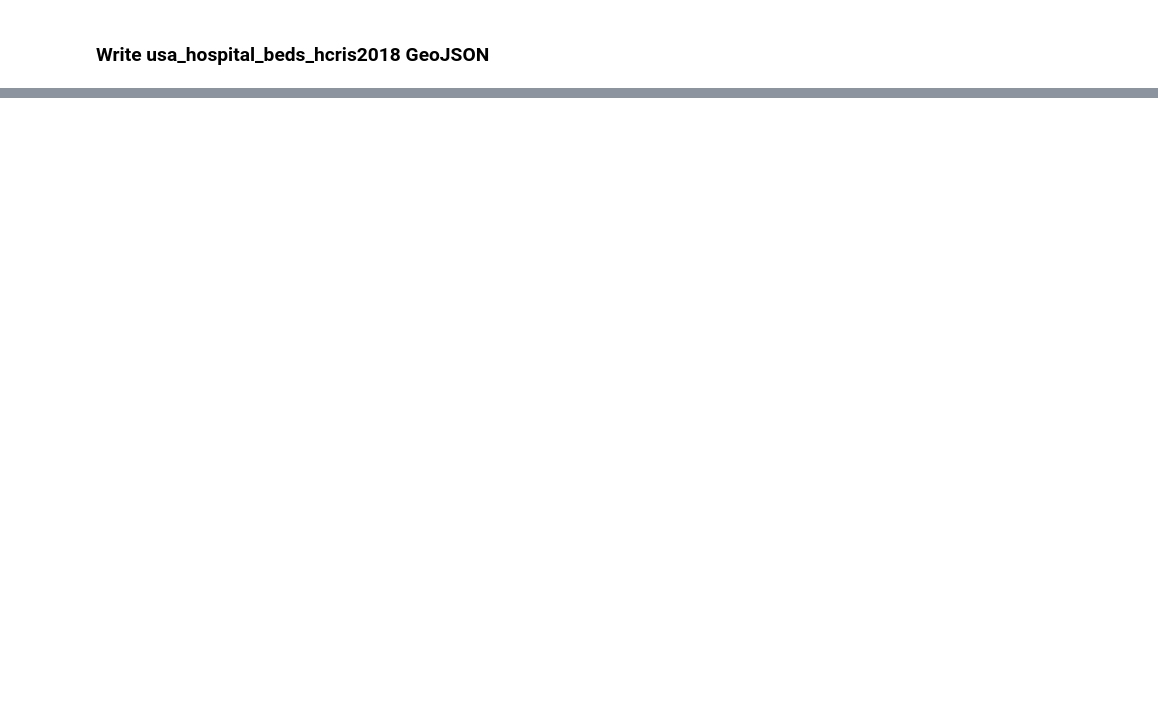
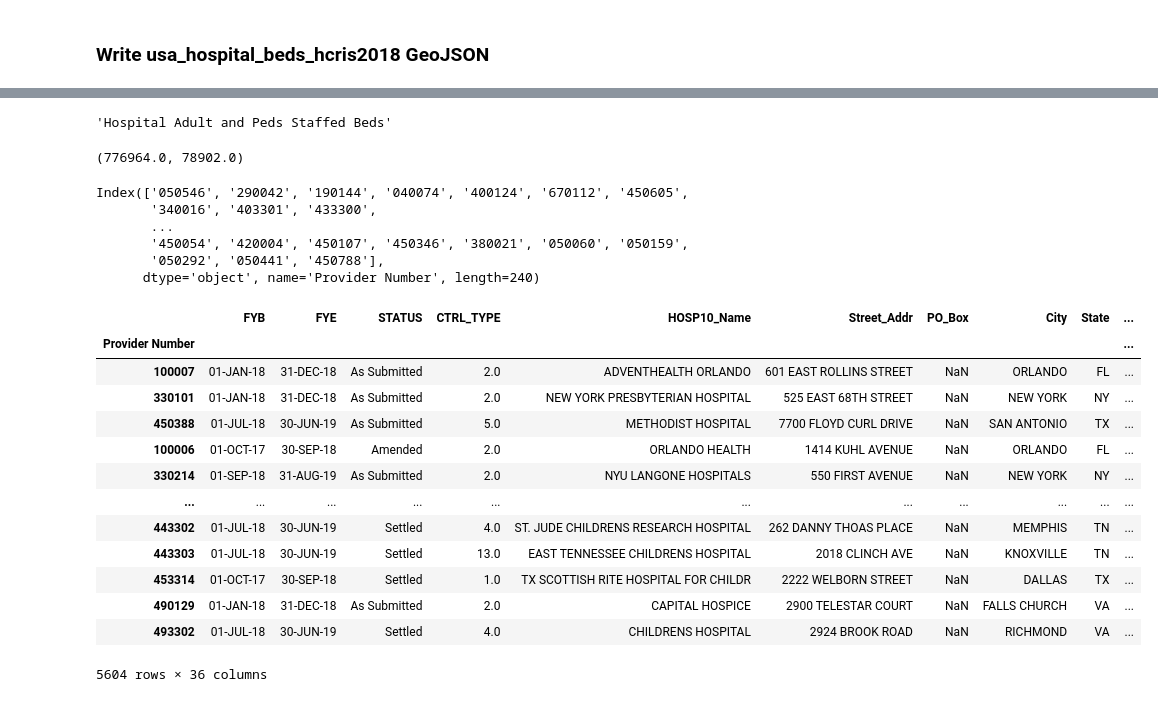
Before and after one commit to covidcaremap/covid19-healthsystemcapacity, a Jupyter notebook: notebooks/processing/02_Process_HCRIS_Data.ipynb, the cells around one changed output, grey strips where cells are left out. Cells and saved outputs as stored; diff of their text form; code cells hidden in the pictures; blank space fills up the shorter version.

Commit message:
updating hcris2018 geojson with jsfenfen data

```diff
--- a/notebooks/processing/02_Process_HCRIS_Data.ipynb
+++ b/notebooks/processing/02_Process_HCRIS_Data.ipynb
@@ -389,0 +626,5 @@ with open(processed_data_path('usa_hospital_beds_hcris2018.geojson'), 'w') as f:
+# %%
+hcris2018_gdf2['Source'] = 'HCRIS 2018'
+# %%
+days_cols = [col for col in hcris2018_gdf2.columns if 'Days' in col]
+days_cols
@@ -389,0 +655,52 @@ with open(processed_data_path('usa_hospital_beds_hcris2018.geojson'), 'w') as f:
+# %%
+jsf2hcris_cols_dict[col]
+# %% [output]
+'Hospital Adult and Peds Staffed Beds'
+# %%
+for i, row in hospdata_jsf_df.iterrows():
+    provider_num_str = str(row['provider_id_int']).zfill(6)
+
+    for col in list(jsf2hcris_cols_dict.keys()):
+        if 'utilization' in col: hcris2018_gdf2.loc[provider_num_str, jsf2hcris_cols_dict[col]] = row[col]/100
+        else: hcris2018_gdf2.loc[provider_num_str, jsf2hcris_cols_dict[col]] = row[col]
+
+    hcris2018_gdf2.loc[provider_num_str, list(days_cols)] = np.nan
+
+    all_icu_beds = row[['icu_beds_0800', 'coronary_beds_0900', 'burn_beds_1000', 'surg_icu_beds_1100']].sum(min_count=1, skipna=True)
+
+    hcris2018_gdf2.loc[provider_num_str, 'ICU Total Staffed Beds'] = all_icu_beds
+    hcris2018_gdf2.loc[provider_num_str, 'Source'] = 'jsfenfen'
+# %%
+hcris2018_gdf2['Total Staffed Beds'].sum(), hcris2018_gdf2['ICU Total Staffed Beds'].sum()
+# %% [output]
+(776964.0, 78902.0)
+# %%
+# find the facilities that are present in jsf but not in hcris2018 (probably because it didn't report in 2018)
+hcris2018_gdf2[hcris2018_gdf2['HOSP10_Name'].isna()].index
+# %% [output]
+Index(['050546', '290042', '190144', '040074', '400124', '670112', '450605',
+       '340016', '403301', '433300',
+       ...
+       '450054', '420004', '450107', '450346', '380021', '050060', '050159',
+       '050292', '050441', '450788'],
+      dtype='object', name='Provider Number', length=240)
+# %%
+# TODO: how to handle adding in non-2018 reports, dropping these ~200 records for now
+hcris2018_gdf2.drop(hcris2018_gdf2[hcris2018_gdf2['HOSP10_Name'].isna()].index, inplace=True)
+# %%
+hcris2018_gdf2.sort_values('Total Staffed Beds', ascending=False)
+# %% [output]
+|  | FYB | FYE | STATUS | CTRL_TYPE | HOSP10_Name | Street_Addr | PO_Box | City | State | ... |
+| Provider Number |  |  |  |  |  |  |  |  |  | ... |
+| 100007 | 01-JAN-18 | 31-DEC-18 | As Submitted | 2.0 | ADVENTHEALTH ORLANDO | 601 EAST ROLLINS STREET | NaN | ORLANDO | FL | ... |
+| 330101 | 01-JAN-18 | 31-DEC-18 | As Submitted | 2.0 | NEW YORK PRESBYTERIAN HOSPITAL | 525 EAST 68TH STREET | NaN | NEW YORK | NY | ... |
+| 450388 | 01-JUL-18 | 30-JUN-19 | As Submitted | 5.0 | METHODIST HOSPITAL | 7700 FLOYD CURL DRIVE | NaN | SAN ANTONIO | TX | ... |
+| 100006 | 01-OCT-17 | 30-SEP-18 | Amended | 2.0 | ORLANDO HEALTH | 1414 KUHL AVENUE | NaN | ORLANDO | FL | ... |
+| 330214 | 01-SEP-18 | 31-AUG-19 | As Submitted | 2.0 | NYU LANGONE HOSPITALS | 550 FIRST AVENUE | NaN | NEW YORK | NY | ... |
+| ... | ... | ... | ... | ... | ... | ... | ... | ... | ... | ... |
+| 443302 | 01-JUL-18 | 30-JUN-19 | Settled | 4.0 | ST. JUDE CHILDRENS RESEARCH HOSPITAL | 262 DANNY THOAS PLACE | NaN | MEMPHIS | TN | ... |
+| 443303 | 01-JUL-18 | 30-JUN-19 | Settled | 13.0 | EAST TENNESSEE CHILDRENS HOSPITAL | 2018 CLINCH AVE | NaN | KNOXVILLE | TN | ... |
+| 453314 | 01-OCT-17 | 30-SEP-18 | Settled | 1.0 | TX SCOTTISH RITE HOSPITAL FOR CHILDR | 2222 WELBORN STREET | NaN | DALLAS | TX | ... |
+| 490129 | 01-JAN-18 | 31-DEC-18 | As Submitted | 2.0 | CAPITAL HOSPICE | 2900 TELESTAR COURT | NaN | FALLS CHURCH | VA | ... |
+| 493302 | 01-JUL-18 | 30-JUN-19 | Settled | 4.0 | CHILDRENS HOSPITAL | 2924 BROOK ROAD | NaN | RICHMOND | VA | ... |
+5604 rows × 36 columns
```
Also changed, not shown: parts of 31 cells of this notebook, 3 other files.
